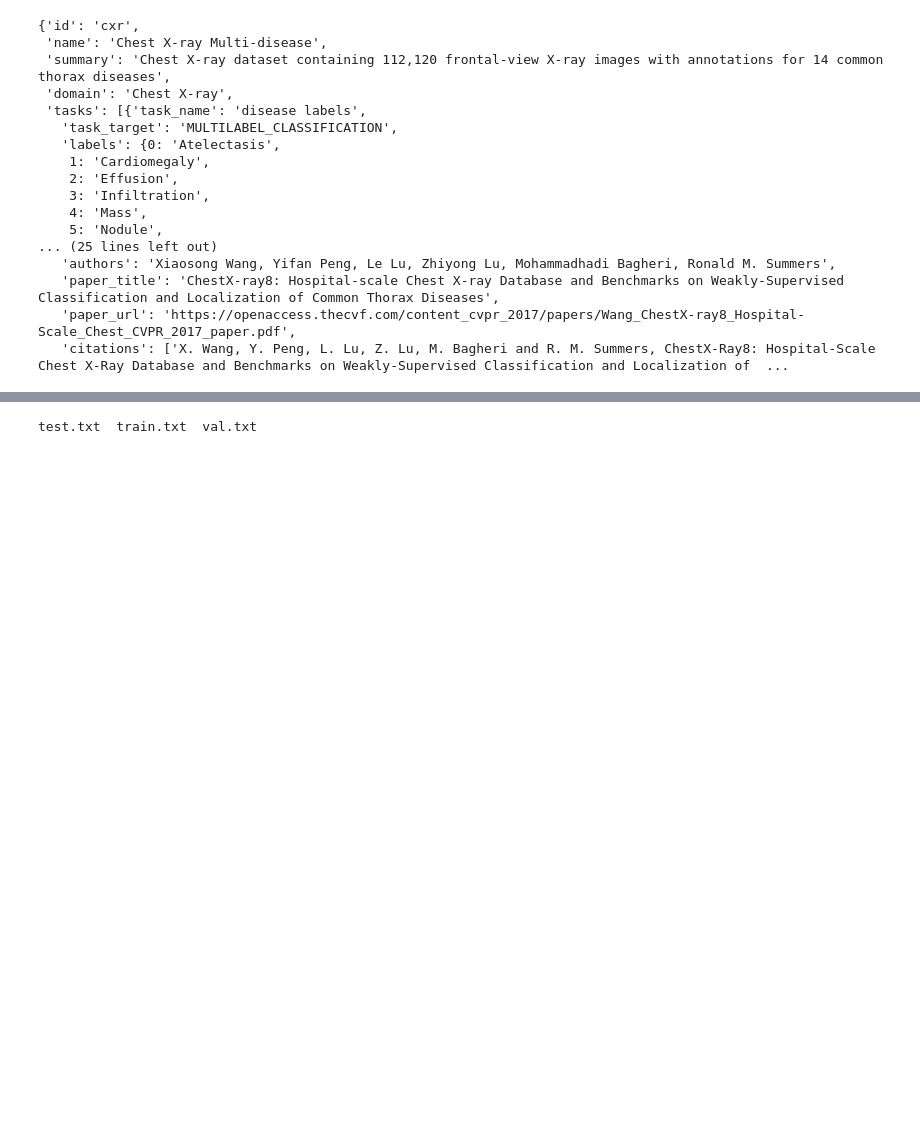
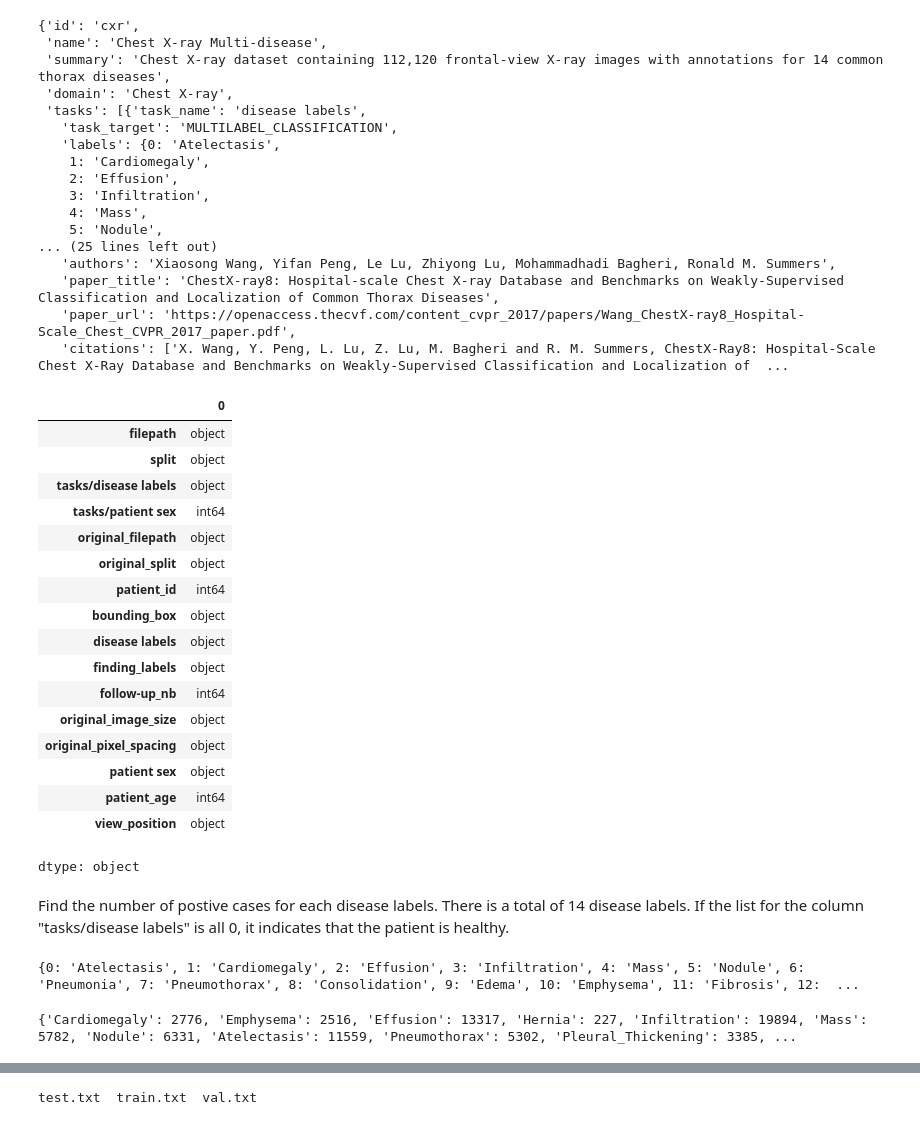
Before and after one commit to weixisee/COMP3931_Individual_Project, a Jupyter notebook: notebook/1_DataPreprocessing.ipynb, the cells around one changed output, grey strips where cells are left out. Saved outputs shown, nothing was run; the diff lists cells and outputs as text; code cells hidden in the pictures; blank space fills up the shorter version.

```diff
--- a/notebook/1_DataPreprocessing.ipynb
+++ b/notebook/1_DataPreprocessing.ipynb
@@ -60,9 +69,3 @@ with open("/content/drive/MyDrive/IndividualProject/cxr/info.yaml", "r") as f:
 info.keys()
 # %% [output]
 dict_keys(['id', 'name', 'summary', 'domain', 'tasks', 'input_size', 'total_num_samples', 'splits_num_samples', 'original_splits_num_samples', 'domain_overlaps', 'subject_overlaps', 'license', 'projec ...
-# %%
-# convert the disease labels column values from string to list
-import ast
-
-disease_names = info['tasks'][0]['labels']
-df["tasks/disease labels"] = df["tasks/disease labels"].apply(ast.literal_eval)
@@ -210,3 +89,53 @@ info
    'paper_title': 'ChestX-ray8: Hospital-scale Chest X-ray Database and Benchmarks on Weakly-Supervised Classification and Localization of Common Thorax Diseases',
    'paper_url': 'https://openaccess.thecvf.com/content_cvpr_2017/papers/Wang_ChestX-ray8_Hospital-Scale_Chest_CVPR_2017_paper.pdf',
    'citations': ['X. Wang, Y. Peng, L. Lu, Z. Lu, M. Bagheri and R. M. Summers, ChestX-Ray8: Hospital-Scale Chest X-Ray Database and Benchmarks on Weakly-Supervised Classification and Localization of  ...
+# %%
+df.dtypes
+# %% [output]
+|  | 0 |
+| filepath | object |
+| split | object |
+| tasks/disease labels | object |
+| tasks/patient sex | int64 |
+| original_filepath | object |
+| original_split | object |
+| patient_id | int64 |
+| bounding_box | object |
+| disease labels | object |
+| finding_labels | object |
+| follow-up_nb | int64 |
+| original_image_size | object |
+| original_pixel_spacing | object |
+| patient sex | object |
+| patient_age | int64 |
+| view_position | object |
+dtype: object
+# %% [markdown]
+Find the number of postive cases for each disease labels. There is a total of 14 disease labels. If the list for the column "tasks/disease labels" is all 0, it indicates that the patient is healthy.
+# %%
+# map the index to each disease names
+disease_names = info['tasks'][0]['labels']
+print(disease_names)
+# %% [output]
+{0: 'Atelectasis', 1: 'Cardiomegaly', 2: 'Effusion', 3: 'Infiltration', 4: 'Mass', 5: 'Nodule', 6: 'Pneumonia', 7: 'Pneumothorax', 8: 'Consolidation', 9: 'Edema', 10: 'Emphysema', 11: 'Fibrosis', 12:  ...
+# %%
+# create dictionary to store the disease counts for each label
+import ast
+disease_counts = {}
+
+for row in df["tasks/disease labels"]:
+  # convert the list from string to int type
+  row = ast.literal_eval(row)
+
+  for idx, value in enumerate(row):
+    if value == 1:
+      disease_name = disease_names[idx]
+
+      if disease_name in disease_counts:
+        disease_counts[disease_name] += 1
+      else:
+        disease_counts[disease_name] = 1
+
+print(disease_counts)
+# %% [output]
+{'Cardiomegaly': 2776, 'Emphysema': 2516, 'Effusion': 13317, 'Hernia': 227, 'Infiltration': 19894, 'Mass': 5782, 'Nodule': 6331, 'Atelectasis': 11559, 'Pneumothorax': 5302, 'Pleural_Thickening': 3385, ...
```
Also changed, not shown: parts of 82 cells of this notebook.
